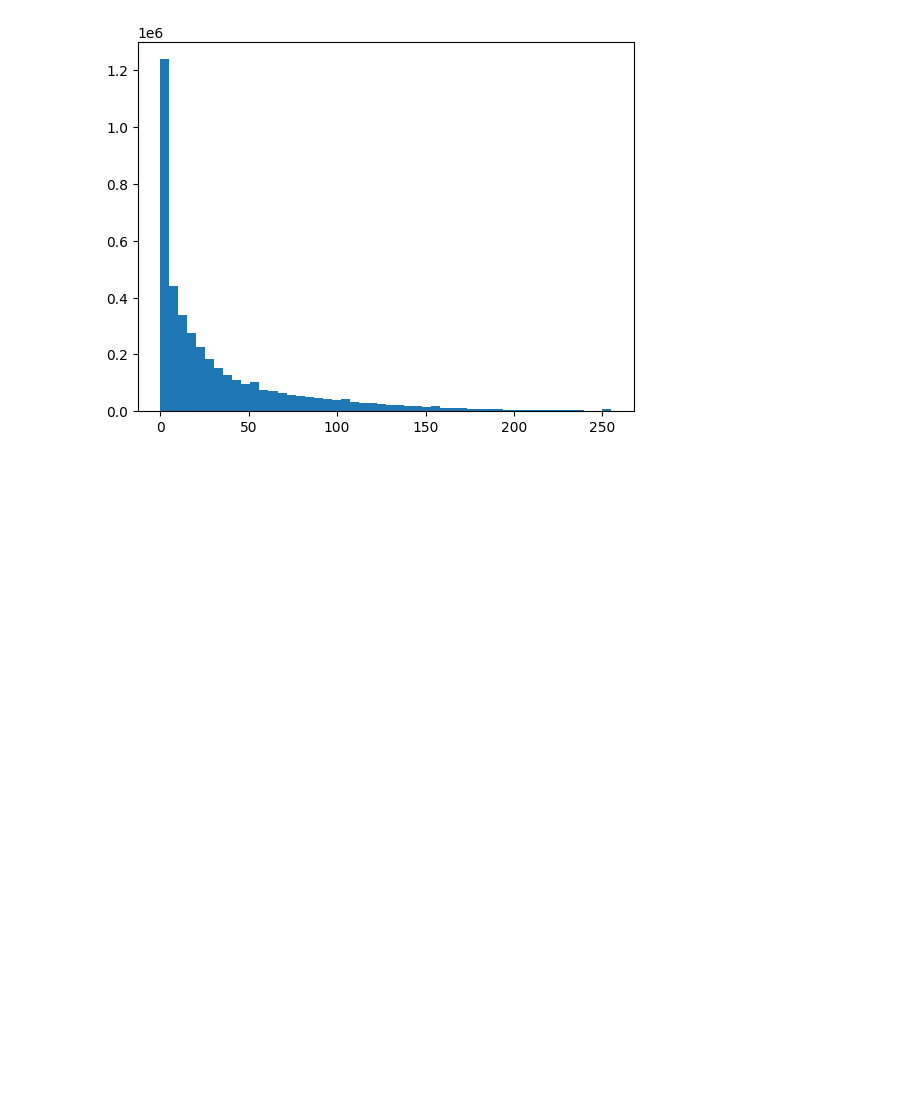
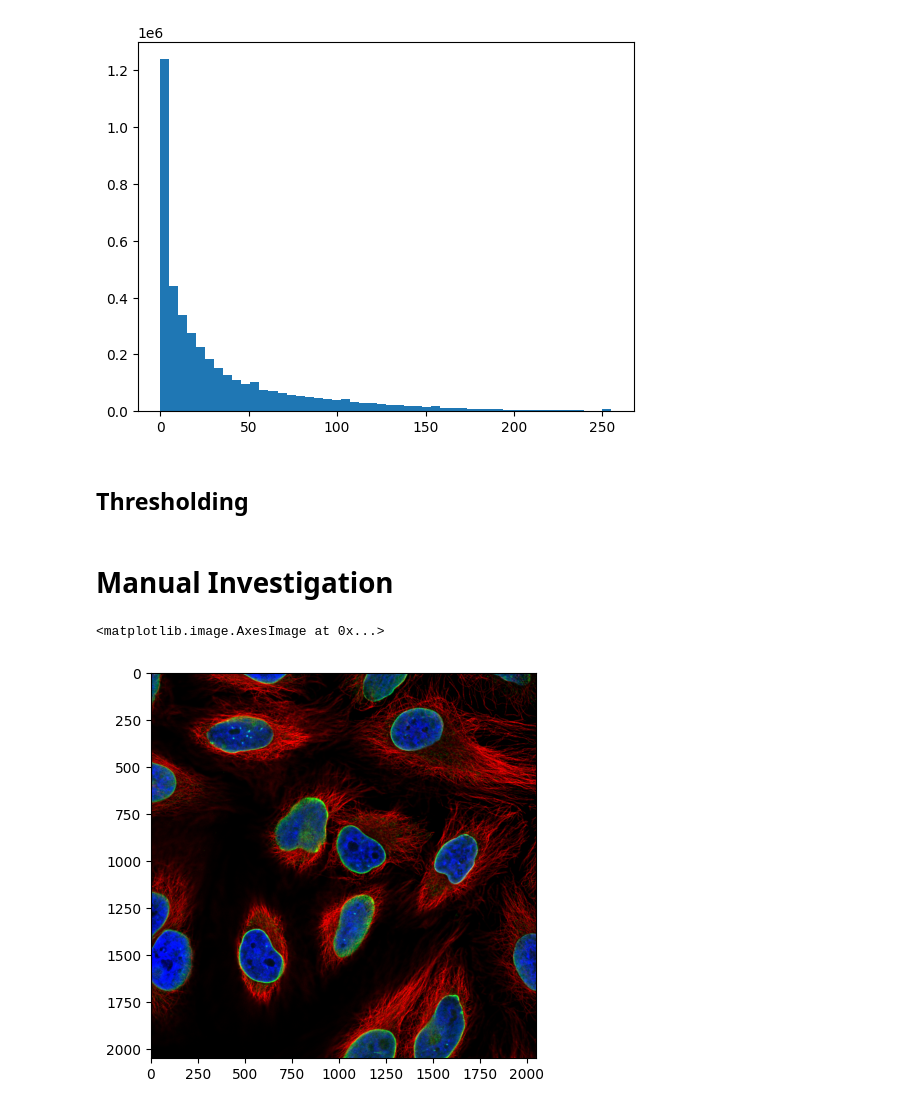
Before and after one commit to Nishitha0730/Computer-Vision, a Jupyter notebook: Images_as_Array.ipynb, the cells around one changed output. Drawn from its saved outputs; the diff is of its cells as text; code cells hidden in the pictures; blank space fills up the shorter version.

Commit message:
Manual Thresholding part completed

```diff
--- a/Images_as_Array.ipynb
+++ b/Images_as_Array.ipynb
@@ -283,3 +283,15 @@ plt.hist(image_rgb_channel_1.ravel() , bins=50)
         229.5, 234.6, 239.7, 244.8, 249.9, 255. ]),
  <BarContainer object of 50 artists>)
 [figure]
+# %% [markdown]
+## Thresholding
+# %% [markdown]
+# Manual Investigation
+# %%
+image_stack = skimage.io.imread('https://github.com/guiwitz/PyImageCourse_beginner/raw/master/images/46658_784_B12_1.tif')
+# %%
+fig , ax = plt.subplots(figsize=(5,5))
+ax.imshow(image_stack)
+# %% [output]
+<matplotlib.image.AxesImage at 0x...>
+[figure, added]
```
Also changed, not shown: parts of 9 cells of this notebook.
